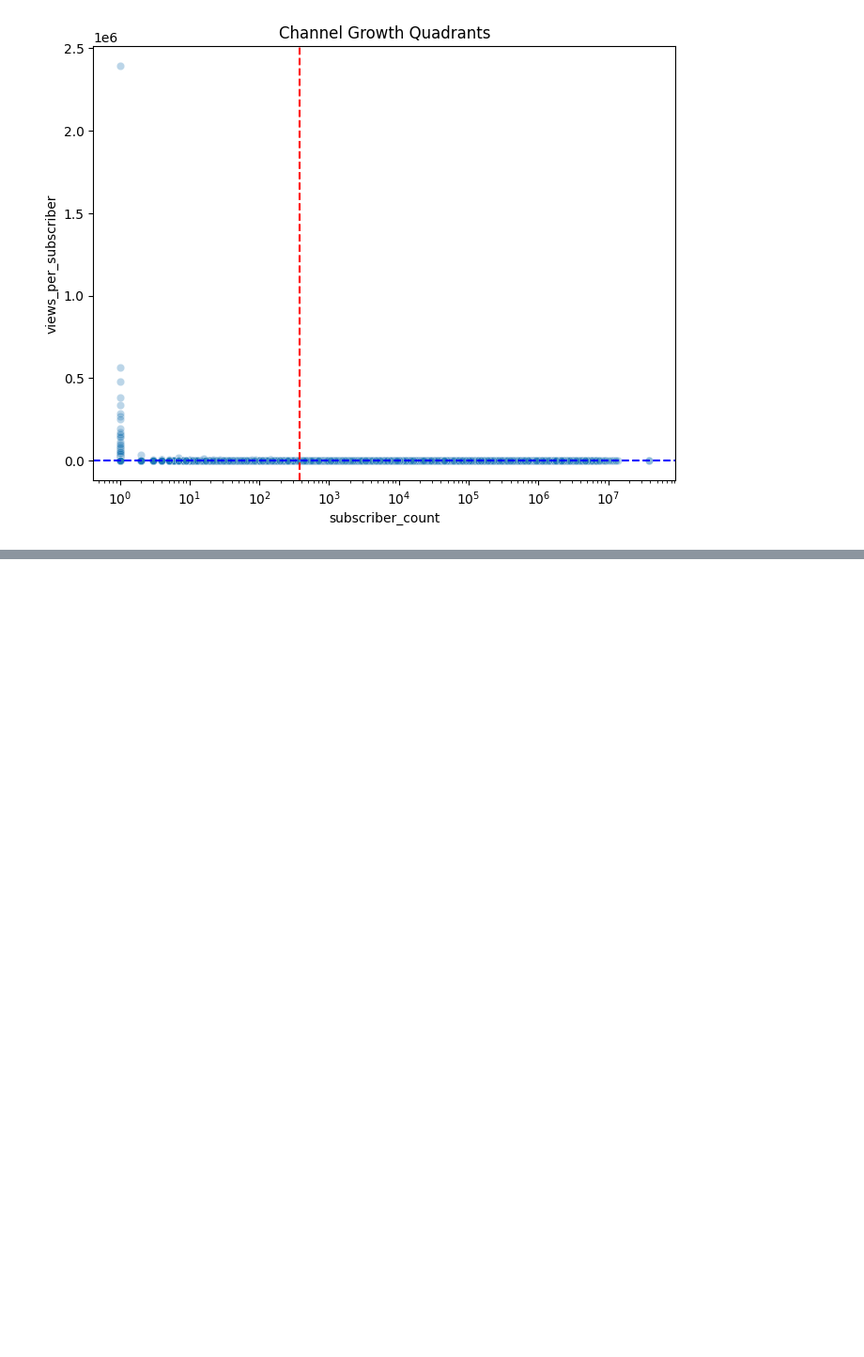
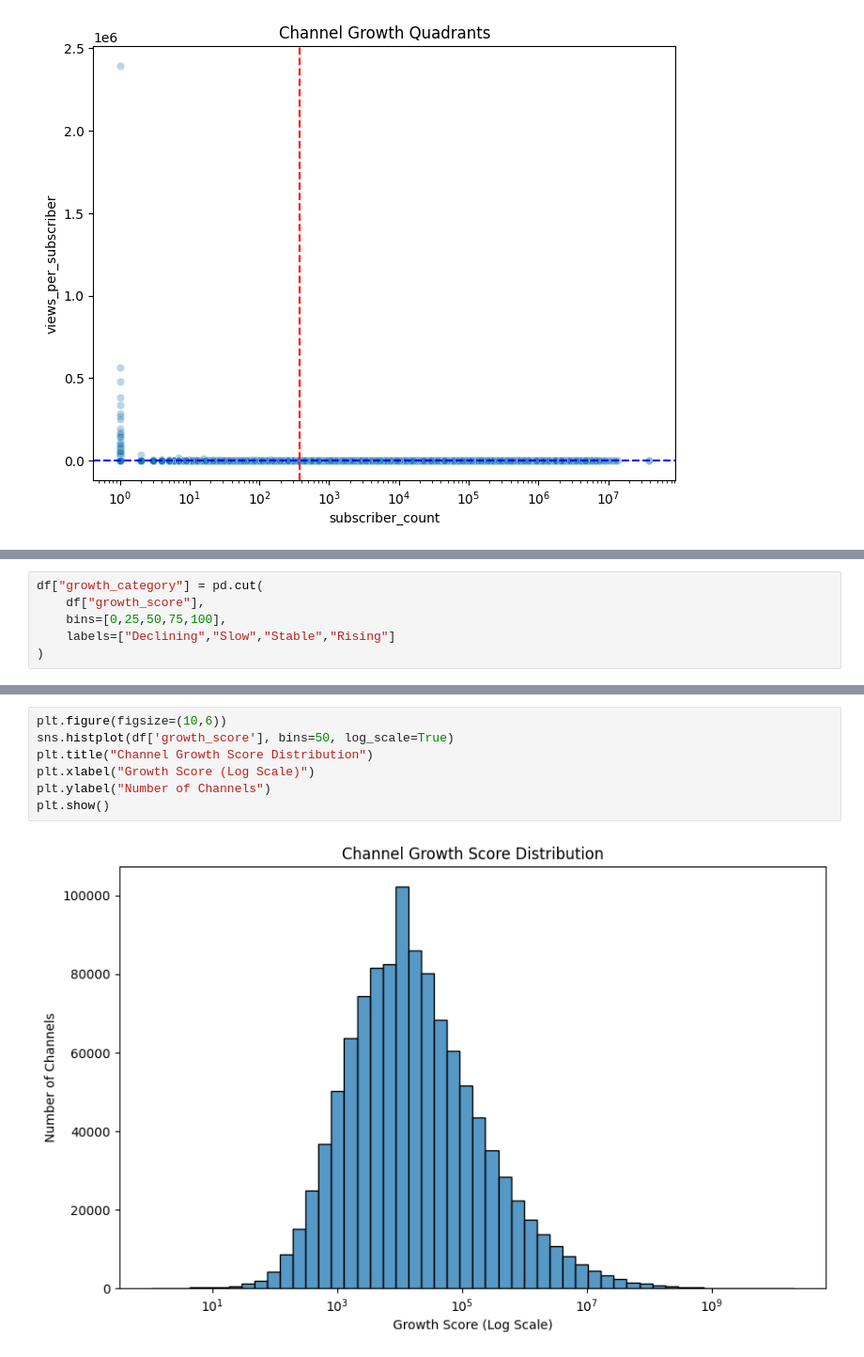
Before and after one commit to Shiva-Kumar-S-M/Projects, a Jupyter notebook: content growth pattern predictor.ipynb, the cells around one changed output, grey strips where cells are left out. Shown at 94% size. Saved outputs shown, nothing was run; the diff lists cells and outputs as text; blank space fills up the shorter version.

Commit message:
growth score predicition

```diff
--- a/content growth pattern predictor.ipynb
+++ b/content growth pattern predictor.ipynb
@@ -516,0 +533,6 @@ plt.show()
+# %%
+df["growth_category"] = pd.cut(
+    df["growth_score"],
+    bins=[0,25,50,75,100],
+    labels=["Declining","Slow","Stable","Rising"]
+)
@@ -516,0 +548,9 @@ plt.show()
+# %%
+plt.figure(figsize=(10,6))
+sns.histplot(df['growth_score'], bins=50, log_scale=True)
+plt.title("Channel Growth Score Distribution")
+plt.xlabel("Growth Score (Log Scale)")
+plt.ylabel("Number of Channels")
+plt.show()
+# %% [output]
+[figure, added]
```
Also changed, not shown: parts of 5 cells of this notebook.
